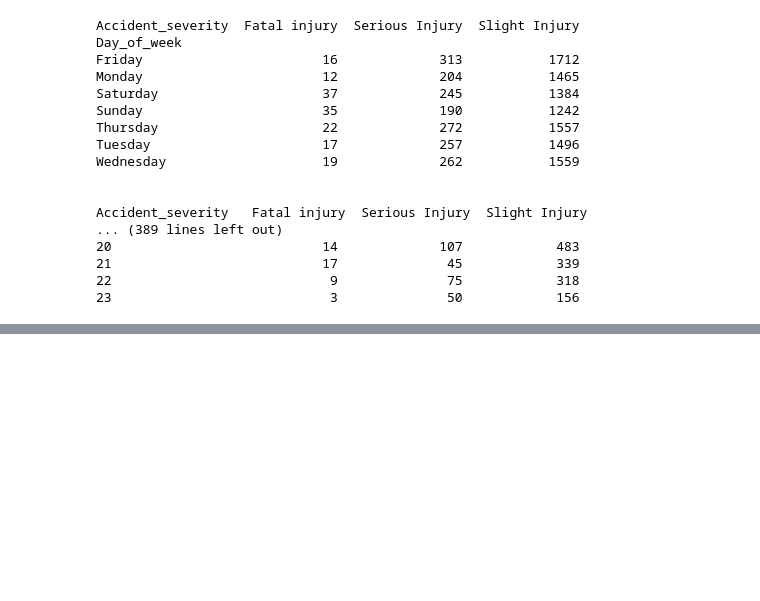
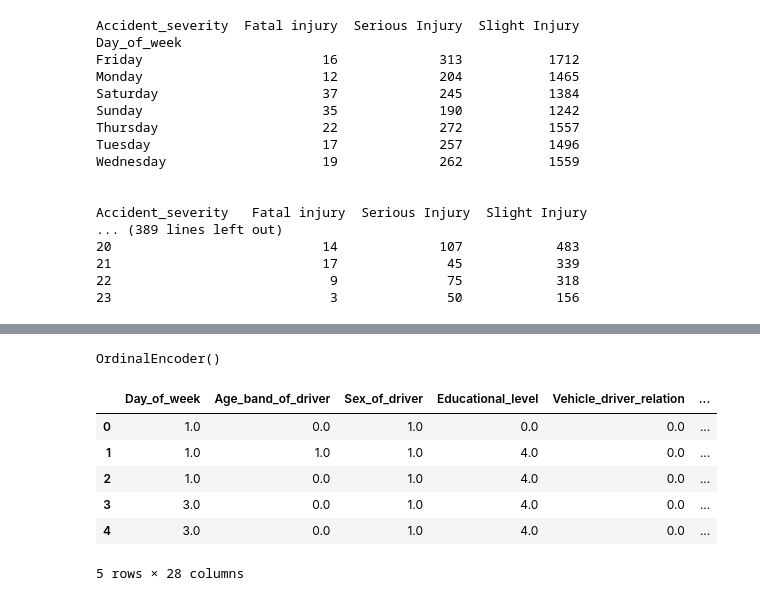
Before and after one commit to sandeepkher/MLGP-Project1, a Jupyter notebook: Project_1.ipynb, the cells around one changed output, grey strips where cells are left out. Saved outputs shown, nothing was run; the diff lists cells and outputs as text; code cells hidden in the pictures; blank space fills up the shorter version.

```diff
--- a/Project_1.ipynb
+++ b/Project_1.ipynb
@@ -442,0 +478,19 @@ Accident_severity   Fatal injury  Serious Injury  Slight Injury
+# %%
+from sklearn.preprocessing import OrdinalEncoder
+ode = OrdinalEncoder()
+ode
+# %% [output]
+OrdinalEncoder()
+# %%
+df_encoded = ode.fit_transform(df1)
+df_encoded
+df_new = pd.DataFrame(df_encoded, columns = df1.columns)
+df_new.head()
+# %% [output]
+|  | Day_of_week | Age_band_of_driver | Sex_of_driver | Educational_level | Vehicle_driver_relation | ... |
+| 0 | 1.0 | 0.0 | 1.0 | 0.0 | 0.0 | ... |
+| 1 | 1.0 | 1.0 | 1.0 | 4.0 | 0.0 | ... |
+| 2 | 1.0 | 0.0 | 1.0 | 4.0 | 0.0 | ... |
+| 3 | 3.0 | 0.0 | 1.0 | 4.0 | 0.0 | ... |
+| 4 | 3.0 | 0.0 | 1.0 | 4.0 | 0.0 | ... |
+5 rows × 28 columns
```
Also changed, not shown: parts of 21 cells of this notebook.
